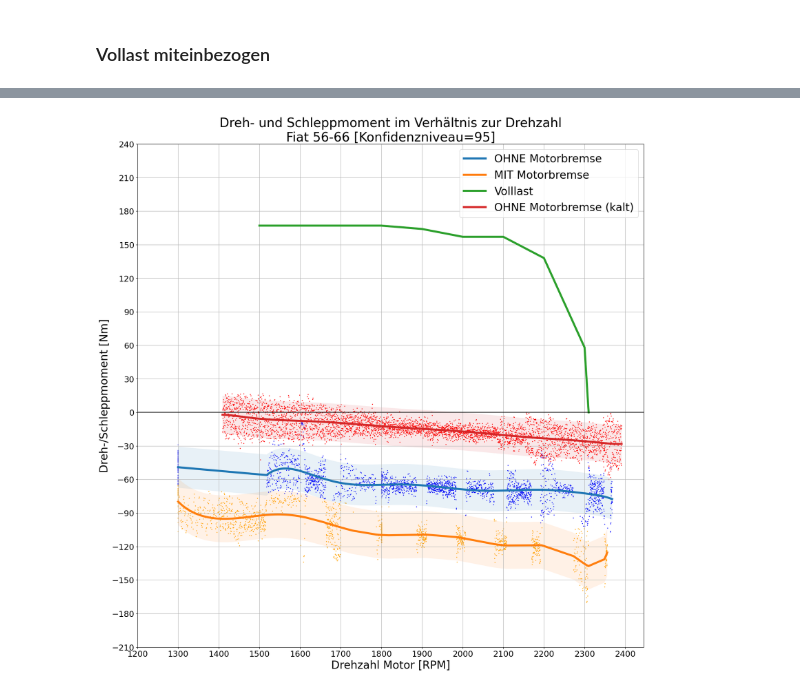
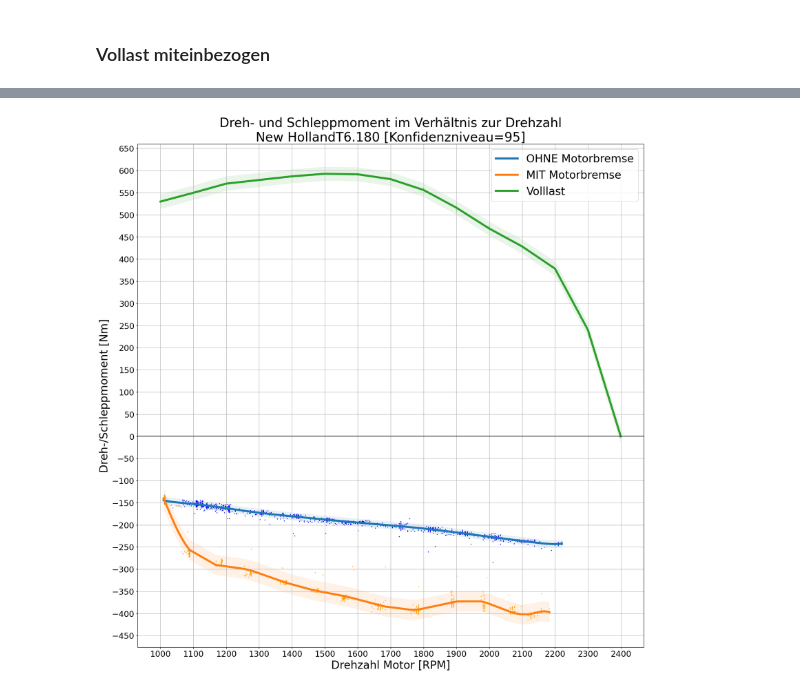
Before and after one commit to Skatinger/hafl, a Jupyter notebook: matthias_SA/Auswertung mit Motorbremse.ipynb, the cells around one changed output, grey strips where cells are left out. Drawn from its saved outputs; the diff is of its cells as text; code cells hidden in the pictures.

```diff
--- a/matthias_SA/Auswertung mit Motorbremse.ipynb
+++ b/matthias_SA/Auswertung mit Motorbremse.ipynb
@@ -11,11 +11,11 @@ from scipy import stats
 # %%
 # SELECT TRACTOR TO EVALUATE
 
-TRACTOR = 'Fiat_56'
+# TRACTOR = 'Fiat_56'
 # TRACTOR = 'Fiat_1300_DT' # TODO: keine Motorbremse
 # TRACTOR = 'NewhollandT5.140'
 # TRACTOR = 'NewhollandT6.175'
-# TRACTOR = 'NewhollandT6.180'
+TRACTOR = 'NewhollandT6.180'
 # TRACTOR = 'Huerlimann_D115'
 # TRACTOR = 'Huerlimann_D210'
 # %%
@@ -440,33 +439,33 @@ if TRACTOR == 'Fiat_56':
     # sns.lineplot(x=data['RPM-Value-Motor'], y=y_values, label=f'{name}', linewidth=4.5)
     plt.plot(sorted_data['RPM-Value-Motor'], line_function(sorted_data['RPM-Value-Motor']), label=f'OHNE Motorbremse (kalt)', linewidth=4.5)
 
     coeffs, lower, upper = regression_ci(sorted_data['RPM-Value-Motor'], sorted_data['Ch1'], 10, ci=95)
     # plot confidence interval
     plt.fill_between(sorted_data['RPM-Value-Motor'], lower, upper, alpha=0.1)
 
 
 
 
 plt.axhline(y=0, color='black', linewidth=1.5)
 
 # # set labels and title
 plt.xlabel('Drehzahl Motor [RPM]', fontsize=24)
 plt.ylabel('Dreh-/Schleppmoment [Nm]', fontsize=24)
 plt.title(f"Dreh- und Schleppmoment im Verhältnis zur Drehzahl\n{names[TRACTOR]} [Konfidenzniveau=95]", fontsize=28)
 plt.yticks(fontsize=18)
 plt.xticks(fontsize=18)
 # Set tick positions on the y-axis on divisible by 10
 ystart = np.ceil(below_line['Ch1'].min()/10) * 10 - 50
 yend = np.ceil(volllast['Ch1'].max()/10) * 10 + 100
-plt.yticks(np.arange(ystart + 10, yend - 20, 30))
+plt.yticks(np.arange(ystart + 10, yend - 20, 50))
 # # Set tick positions on the x-axis
 xstart = np.ceil(above_line['RPM-Value-Motor'].min()/100) * 100
 xend = np.ceil(max(above_line['RPM-Value-Motor'].max(), volllast['RPM-Value-Motor'].max())/100) * 100
 plt.xticks(np.arange(xstart - 100, xend + 100, 100))
 plt.grid(which='both')
 plt.legend(loc=1, fontsize=24)
 
 plt.ion()
-plt.savefig(f"graphs/volllast_{TRACTOR}.png")
+plt.savefig(f"graphs/{TRACTOR}_volllast.png")
 # %% [output]
-[figure, old version]
+[figure, new version]
```
Also changed, not shown: parts of 10 cells of this notebook, 1 other file.
